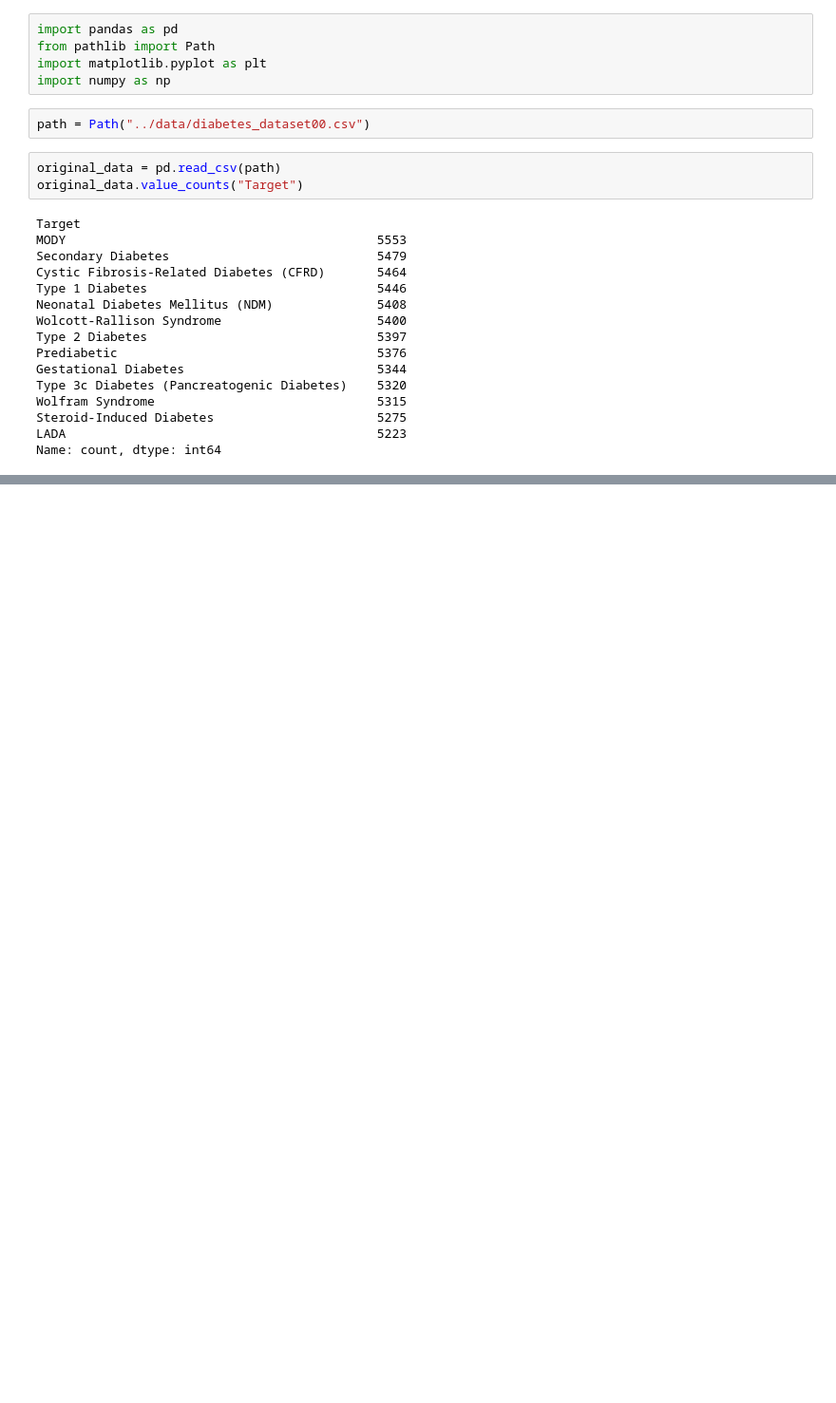
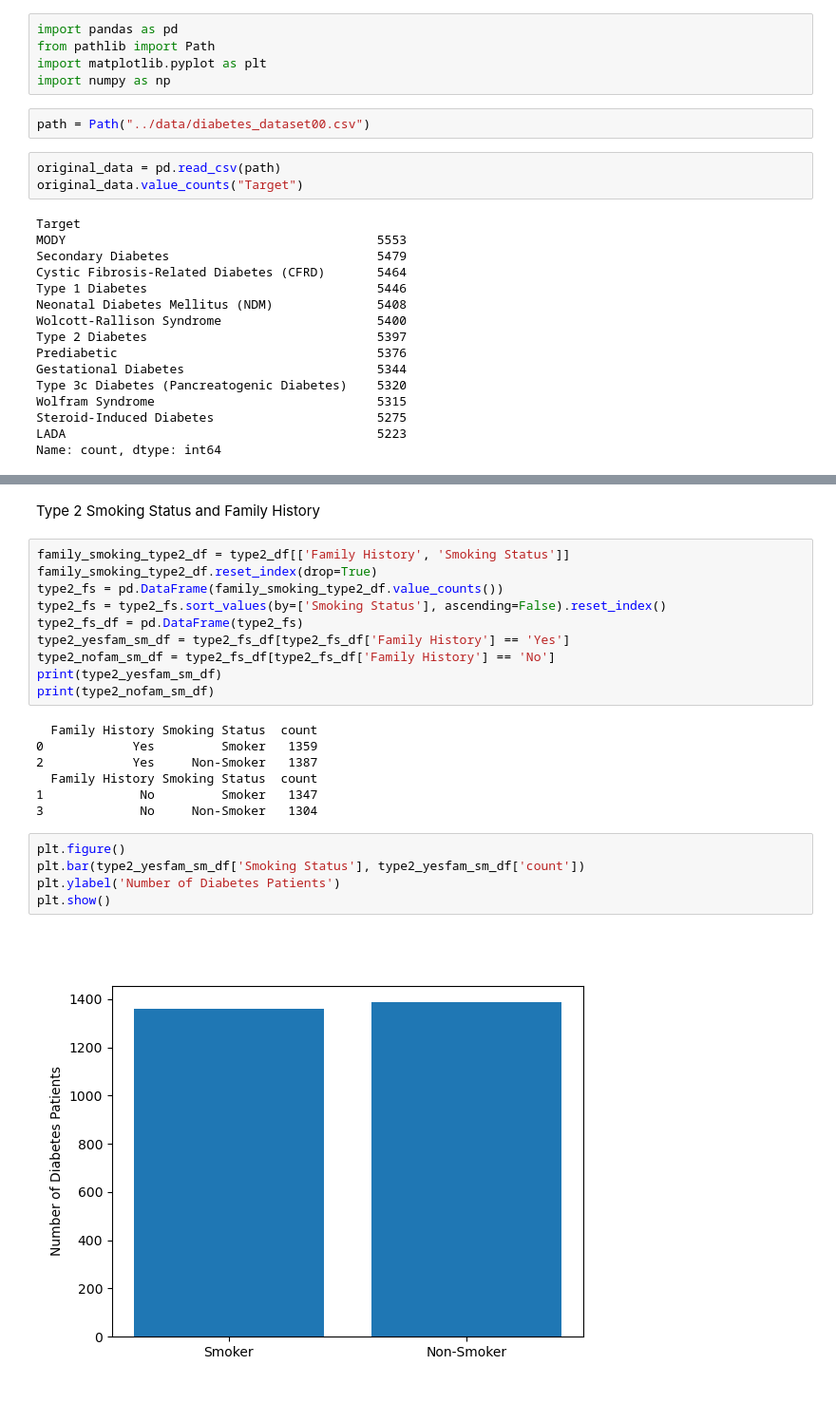
Before and after one commit to darren-coder/project-one, a Jupyter notebook: Darren_type2/Darren_type2_data.ipynb, the cells around one changed output, grey strips where cells are left out. Shown at 95% size. Saved outputs shown, nothing was run; the diff lists cells and outputs as text; blank space fills up the shorter version.

```diff
--- a/Darren_type2/Darren_type2_data.ipynb
+++ b/Darren_type2/Darren_type2_data.ipynb
@@ -236,0 +69,26 @@ gestational_numbers_df
+# %% [markdown]
+Type 2 Smoking Status and Family History
+# %%
+family_smoking_type2_df = type2_df[['Family History', 'Smoking Status']]
+family_smoking_type2_df.reset_index(drop=True)
+type2_fs = pd.DataFrame(family_smoking_type2_df.value_counts())
+type2_fs = type2_fs.sort_values(by=['Smoking Status'], ascending=False).reset_index()
+type2_fs_df = pd.DataFrame(type2_fs)
+type2_yesfam_sm_df = type2_fs_df[type2_fs_df['Family History'] == 'Yes']
+type2_nofam_sm_df = type2_fs_df[type2_fs_df['Family History'] == 'No']
+print(type2_yesfam_sm_df)
+print(type2_nofam_sm_df)
+# %% [output]
+  Family History Smoking Status  count
+0            Yes         Smoker   1359
+2            Yes     Non-Smoker   1387
+  Family History Smoking Status  count
+1             No         Smoker   1347
+3             No     Non-Smoker   1304
+# %%
+plt.figure()
+plt.bar(type2_yesfam_sm_df['Smoking Status'], type2_yesfam_sm_df['count'])
+plt.ylabel('Number of Diabetes Patients')
+plt.show()
+# %% [output]
+[figure, added]
```
Also changed, not shown: parts of 36 cells of this notebook.
